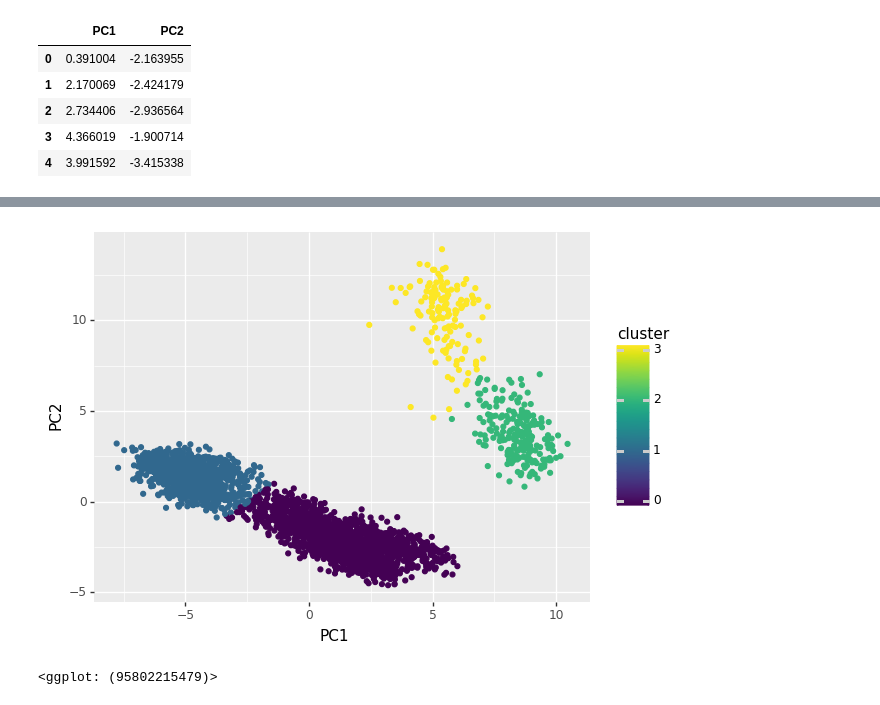
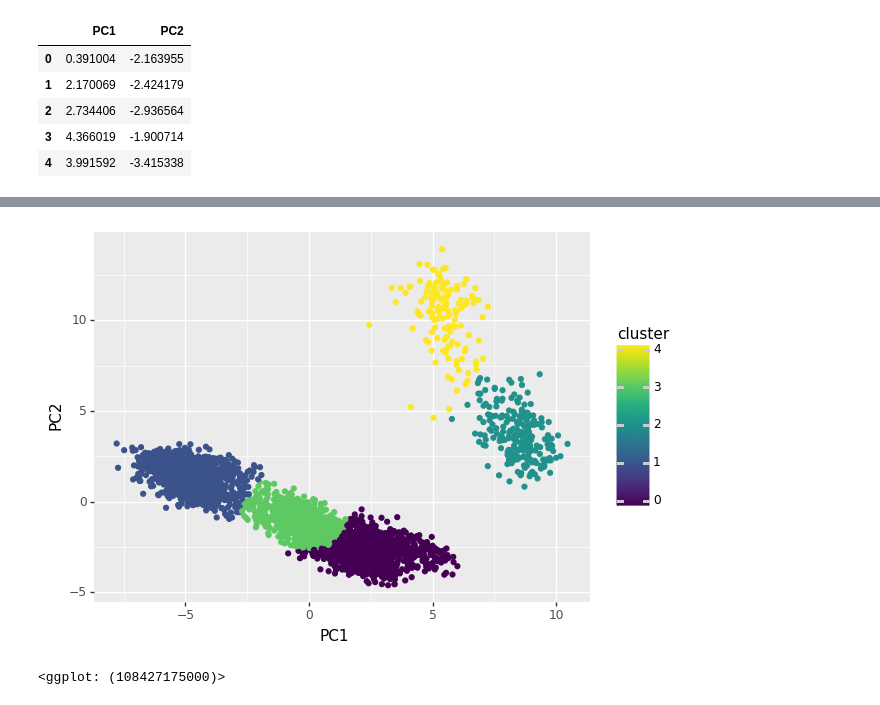
Before and after one commit to piero0090/Tesis-Sem-I, a Jupyter notebook: EM/Prueba1.ipynb, the cells around one changed output, grey strips where cells are left out. Drawn from its saved outputs; the diff is of its cells as text; code cells hidden in the pictures.

```diff
--- a/EM/Prueba1.ipynb
+++ b/EM/Prueba1.ipynb
@@ -51,8 +44,9 @@ Name: Posición, Length: 158, dtype: int64
 # %%
 #sns.set_theme(style="white")
 sns.set_theme(style="white")
-ax=sns.countplot(x='Posición', hue='División', data=datos_EM)
-plt.xlabel('Posición')
-plt.title('Position distribution among Leagues', size=20)
+#ax=sns.countplot(x='Posición', hue='División', data=datos_EM)
+ax=sns.countplot(x='División', data=datos_EM)
+sns.set(rc={'figure.figsize':(8,8)})
+plt.xlabel('Liga')
 plt.show()
 # %% [output]
@@ -59,0 +54,4 @@ plt.show()
+# %%
+ax = sns.boxplot(x='División',y='Edad',data=datos_EM)
+sns.set(rc={'figure.figsize':(15,20)})
+plt.xlabel('Competición de liga')
@@ -59,0 +61,4 @@ plt.show()
+# %%
+#Eliminación de columnas
+datos = datos_EM.drop( ['Inf', 'Source.Name', 'Rec', 'Nombre', 'Club', 'División', 'Posición',
+ 'Edad', 'Sueldo', 'V_traspaso','Valor de traspaso' ], axis=1)
@@ -80,6 +95,6 @@ principalDF.head()
 | 4 | 3.991592 | -3.415338 |
 # %%
 #Modelo EM
-EM = GaussianMixture(n_components=4)
+EM = GaussianMixture(n_components=5, max_iter=3000)
 EM.fit(principalDF)
 # %% [output]
@@ -96,7 +111,8 @@ silhouette_score(principalDF,cluster)
 # %%
+principalDF['cluster'] = cluster
 (ggplot(principalDF, aes(x='PC1', y='PC2', color='cluster'))+geom_point())
 # %% [output]
-[figure, old version]
+[figure, new version]
-<ggplot: (95802215479)>
+<ggplot: (108427175000)>
 # %%
 #https://es.acervolima.com/reemplazar-valores-en-el-marco-de-datos-de-pandas-usando-expresiones-regulares/#:~:text=Solución%3A%20Vamos%20a%20usar%20expresiones,función%20para%20reemplazar%20esos%20nombres.&text=Salida%3A,y%20luego%20usaremos%20la%20Dataframe.
```
Also changed, not shown: parts of 9 cells of this notebook.
